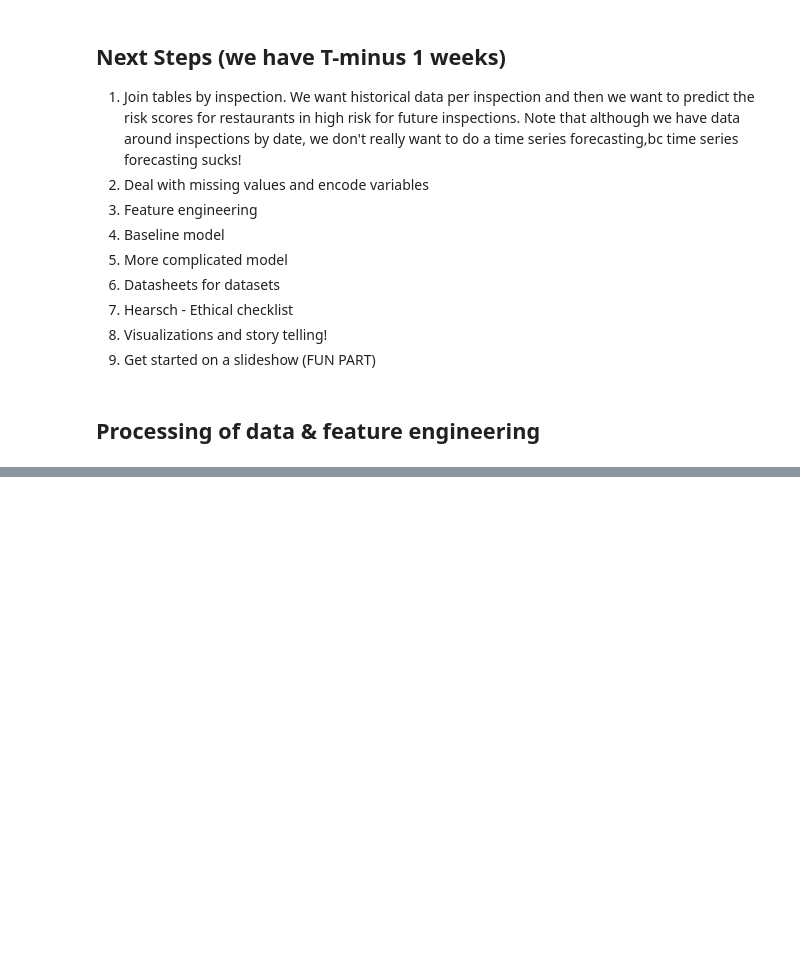
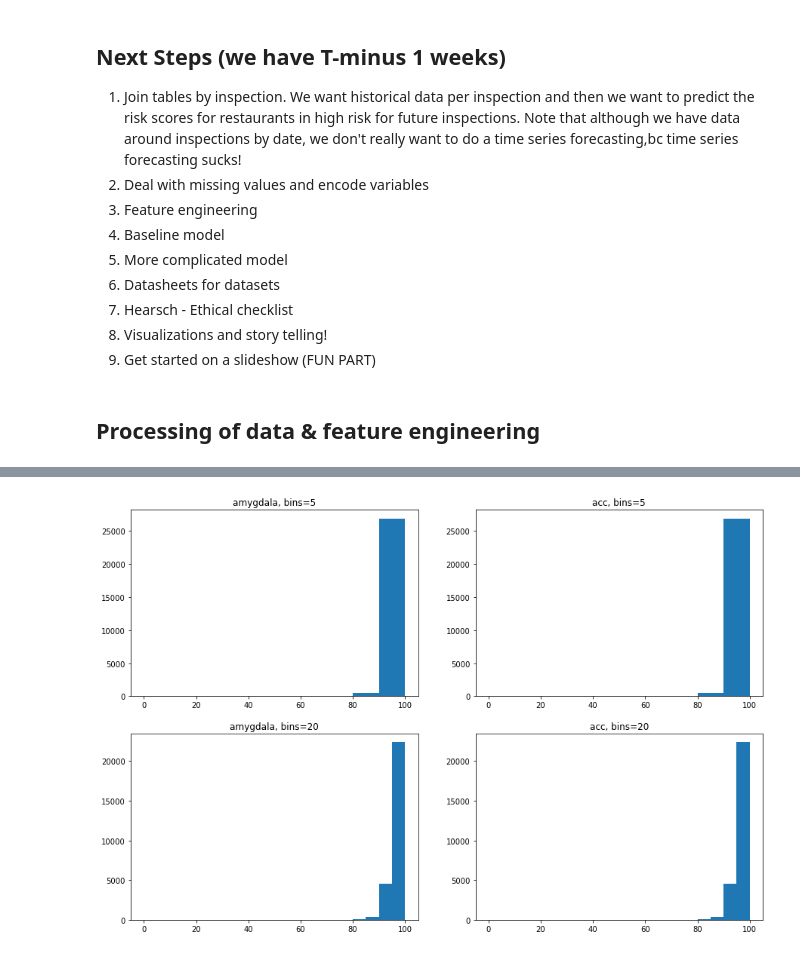
Before and after one commit to shyamal-anadkat/wake-county-food-inspections-analysis, a Jupyter notebook: Wake County - Restaurant Food Inspections Analysis [AIPI510].ipynb, the cells around one changed output, grey strips where cells are left out. Cells and saved outputs as stored; diff of their text form; code cells hidden in the pictures; blank space fills up the shorter version.

```diff
--- a/Wake County - Restaurant Food Inspections Analysis [AIPI510].ipynb
+++ b/Wake County - Restaurant Food Inspections Analysis [AIPI510].ipynb
@@ -171,0 +280,14 @@ crimedatadf.head()
+# %%
+# View histogram of each feature amygdala and acc
+fig,ax = plt.subplots(2,2,figsize=(15,10))
+ax[0,0].hist(all_rest_df['SCORE'],bins=10)
+ax[0,0].set_title('amygdala, bins=5')
+ax[0,1].hist(all_rest_df['SCORE'],bins=10)
+ax[0,1].set_title('acc, bins=5')
+ax[1,0].hist(all_rest_df['SCORE'],bins=20)
+ax[1,0].set_title('amygdala, bins=20')
+ax[1,1].hist(all_rest_df['SCORE'],bins=20)
+ax[1,1].set_title('acc, bins=20')
+plt.show()
+# %% [output]
+[figure, added]
```
Also changed, not shown: parts of 15 cells of this notebook.
